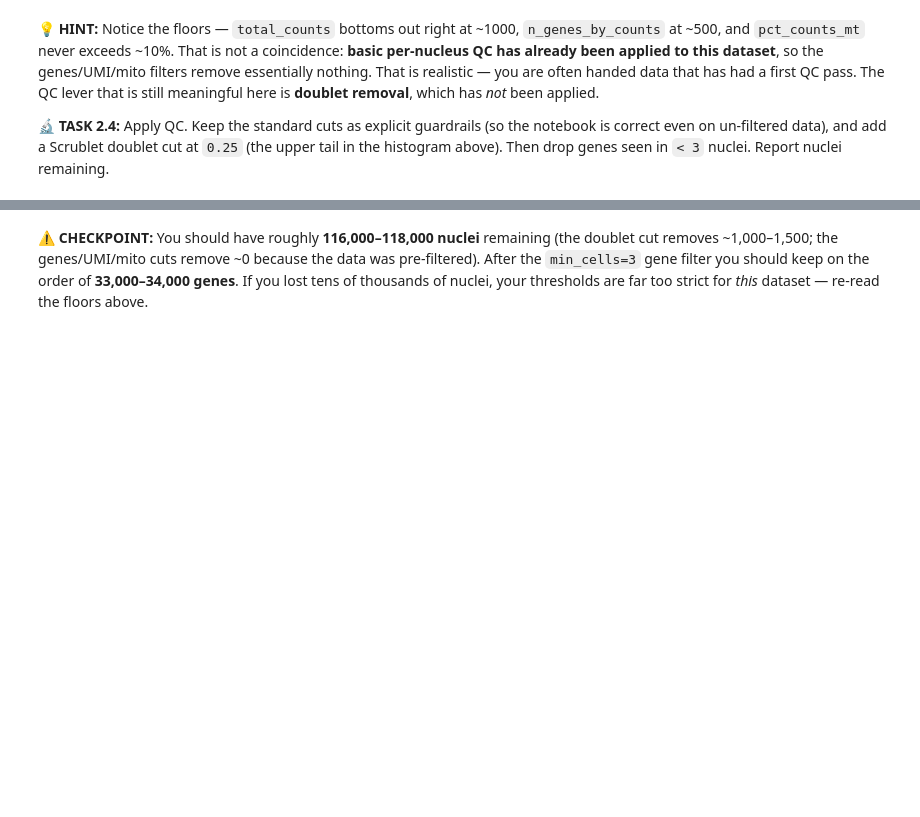
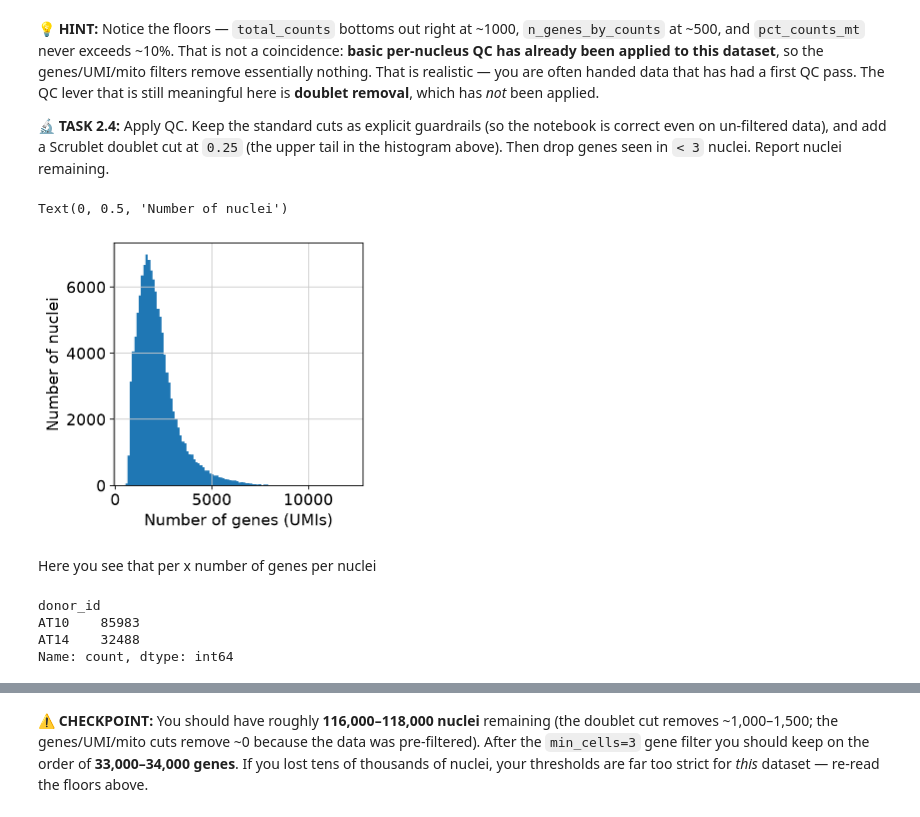
Before and after one commit to FlorenciaCalderonV/gbm-space-c10, a Jupyter notebook: notebooks/level1/01_Flora.ipynb, the cells around one changed output, grey strips where cells are left out. Drawn from its saved outputs; the diff is of its cells as text; code cells hidden in the pictures; blank space fills up the shorter version.

```diff
--- a/notebooks/level1/01_Flora.ipynb
+++ b/notebooks/level1/01_Flora.ipynb
@@ -94,6 +176,15 @@ In human data, mitochondrial genes start with `MT-`. We also have a precomputed
 💡 **HINT:** Notice the floors — `total_counts` bottoms out right at ~1000, `n_genes_by_counts` at ~500, and `pct_counts_mt` never exceeds ~10%. That is not a coincidence: **basic per-nucleus QC has already been applied to this dataset**, so the genes/UMI/mito filters remove essentially nothing. That is realistic — you are often handed data that has had a first QC pass. The QC lever that is still meaningful here is **doublet removal**, which has *not* been applied.
 
 🔬 **TASK 2.4:** Apply QC. Keep the standard cuts as explicit guardrails (so the notebook is correct even on un-filtered data), and add a Scrublet doublet cut at `0.25` (the upper tail in the histogram above). Then drop genes seen in `< 3` nuclei. Report nuclei remaining.
+# %%
+plt.hist(adata.obs['n_genes_by_counts'], bins=100)
+plt.xlabel('Number of genes (UMIs)')
+plt.ylabel('Number of nuclei')
+# %% [output]
+Text(0, 0.5, 'Number of nuclei')
+[figure, added]
+# %% [markdown]
+Here you see that per x number of genes per nuclei
 # %%
 # --- TASK 2.4: apply the QC cuts ------------------------------------------
 # WHAT & WHY: drop low-count / low-gene nuclei, high-mito nuclei, and predicted doublets so downstream
@@ -102,3 +193,11 @@ In human data, mitochondrial genes start with `MT-`. We also have a precomputed
 #      sc.pp.filter_genes(adata, min_cells=...); then boolean-mask on pct_counts_mt and the doublet score.
 # DOCS: https://scanpy.readthedocs.io/en/stable/generated/scanpy.pp.filter_cells.html
 #       https://scanpy.readthedocs.io/en/stable/generated/scanpy.pp.filter_genes.html
+# %%
+sc.pp.filter_cells(adata, min_counts=1000)
+adata.obs['donor_id'].value_counts()
+# %% [output]
+donor_id
+AT10    85983
+AT14    32488
+Name: count, dtype: int64
```
Also changed, not shown: parts of 40 cells of this notebook.
